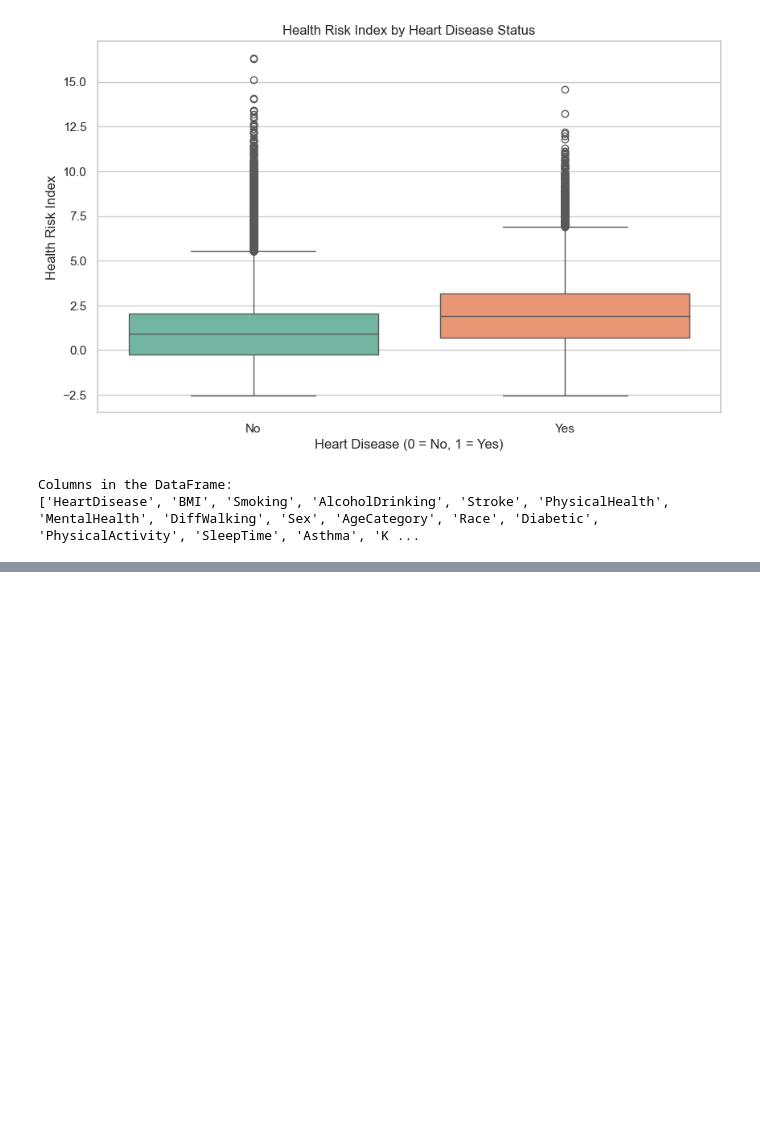
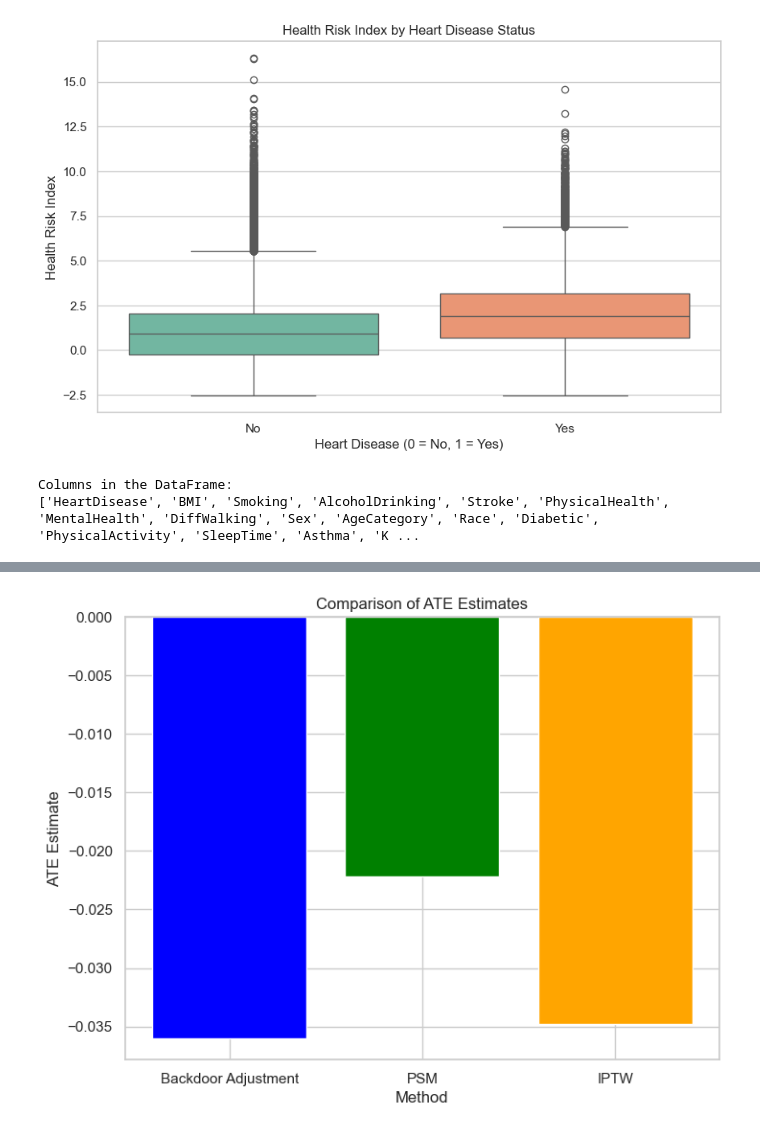
Before and after one commit to asrithapidikiti/CS520_CausalInference, a Jupyter notebook: CS520.ipynb, the cells around one changed output, grey strips where cells are left out. Saved outputs shown, nothing was run; the diff lists cells and outputs as text; code cells hidden in the pictures; blank space fills up the shorter version.

Commit message:
ATE Analysis and it's Validation

```diff
--- a/CS520.ipynb
+++ b/CS520.ipynb
@@ -805,0 +915,96 @@ Describing the effect of variables on HeartDisease:
+# %%
+import pandas as pd
+import numpy as np
+from sklearn.linear_model import LogisticRegression
+from sklearn.neighbors import NearestNeighbors
+import statsmodels.api as sm
+import matplotlib.pyplot as plt
+from dowhy import CausalModel
+
+# Load the dataset
+dataset_path = r'C:\Users\asrit\Downloads\heart_2020_cleaned.csv\heart_2020_cleaned.csv'
+df = pd.read_csv(dataset_path)
+
+# Encode binary variables for treatment and outcome
+df['HeartDisease'] = df['HeartDisease'].apply(lambda x: 1 if x == "Yes" else 0)
+df['PhysicalActivity'] = df['PhysicalActivity'].apply(lambda x: 1 if x == "Yes" else 0)
+
+# Define confounders from the above performed analysis
+confounders = ['Smoking', 'BMI', 'PhysicalHealth']
+
+# Ordinal encoding for categorical confounders
+from sklearn.preprocessing import OrdinalEncoder
+ordinal_encoder = OrdinalEncoder()
+df[confounders] = ordinal_encoder.fit_transform(df[confounders])
+
+# ======================================
+# ATE Method 1: Backdoor Adjustment
+# ======================================
+causal_model = CausalModel(
+    data=df,
+    treatment='PhysicalActivity',
+    outcome='HeartDisease',
+    common_causes=confounders
+)
+identified_estimand = causal_model.identify_effect()
+ate_backdoor = causal_model.estimate_effect(
+    identified_estimand,
+    method_name="backdoor.linear_regression"
+)
+print("ATE (Backdoor Adjustment):", ate_backdoor.value)
+
+# ======================================
+# ATE Method 2: Propensity Score Matching (PSM)
+# ======================================
+# Estimate propensity scores using logistic regression
+X_ps = df[confounders]
+treatment = df['PhysicalActivity']
+propensity_model = LogisticRegression(max_iter=500)
+propensity_model.fit(X_ps, treatment)
+df['propensity_score'] = propensity_model.predict_proba(X_ps)[:, 1]
+
+# Perform nearest neighbor matching
+treated = df[df['PhysicalActivity'] == 1]
+control = df[df['PhysicalActivity'] == 0]
+nn = NearestNeighbors(n_neighbors=1)
+nn.fit(control[['propensity_score']])
+distances, indices = nn.kneighbors(treated[['propensity_score']])
+matched_control = control.iloc[indices.flatten()]
+matched_df = pd.concat([treated, matched_control])
+
+# Calculate ATE using matched samples
+ate_psm = (
+    matched_df['HeartDisease'][matched_df['PhysicalActivity'] == 1].mean()
+    - matched_df['HeartDisease'][matched_df['PhysicalActivity'] == 0].mean()
+)
+print("ATE (PSM):", ate_psm)
+
+# ======================================
+# ATE Method 3: Inverse Probability of Treatment Weighting (IPTW)
+# ======================================
+# Calculate IPTW weights
+df['iptw_weights'] = np.where(
+    df['PhysicalActivity'] == 1,
+    1 / df['propensity_score'],
+    1 / (1 - df['propensity_score'])
+)
+
+# Estimate ATE using weighted regression
+weighted_model = sm.WLS(df['HeartDisease'], sm.add_constant(df['PhysicalActivity']), weights=df['iptw_weights']).fit()
+ate_iptw = weighted_model.params['PhysicalActivity']
+print("ATE (IPTW):", ate_iptw)
+
+# ======================================
+# Visualizing the Results
+# ======================================
+# Combine results into a single visualization
+methods = ['Backdoor Adjustment', 'PSM', 'IPTW']
+ate_values = [ate_backdoor.value, ate_psm, ate_iptw]
+
+plt.figure(figsize=(8, 6))
+plt.bar(methods, ate_values, color=['blue', 'green', 'orange'])
+plt.xlabel("Method")
+plt.ylabel("ATE Estimate")
+plt.title("Comparison of ATE Estimates")
+plt.show()
+# %% [output]
@@ -805,0 +1014 @@ Describing the effect of variables on HeartDisease:
+[figure, added]
```
Also changed, not shown: parts of 22 cells of this notebook.
